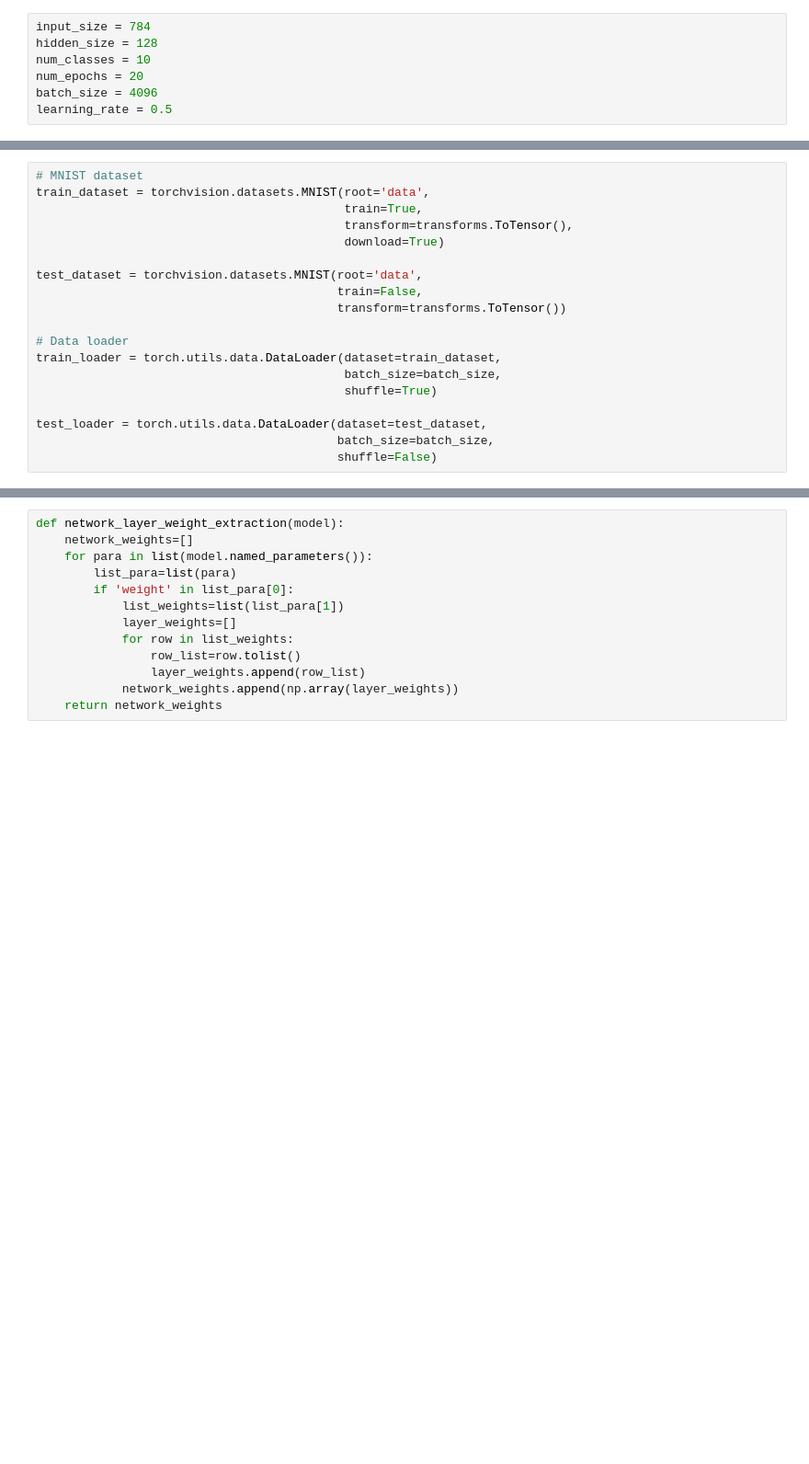
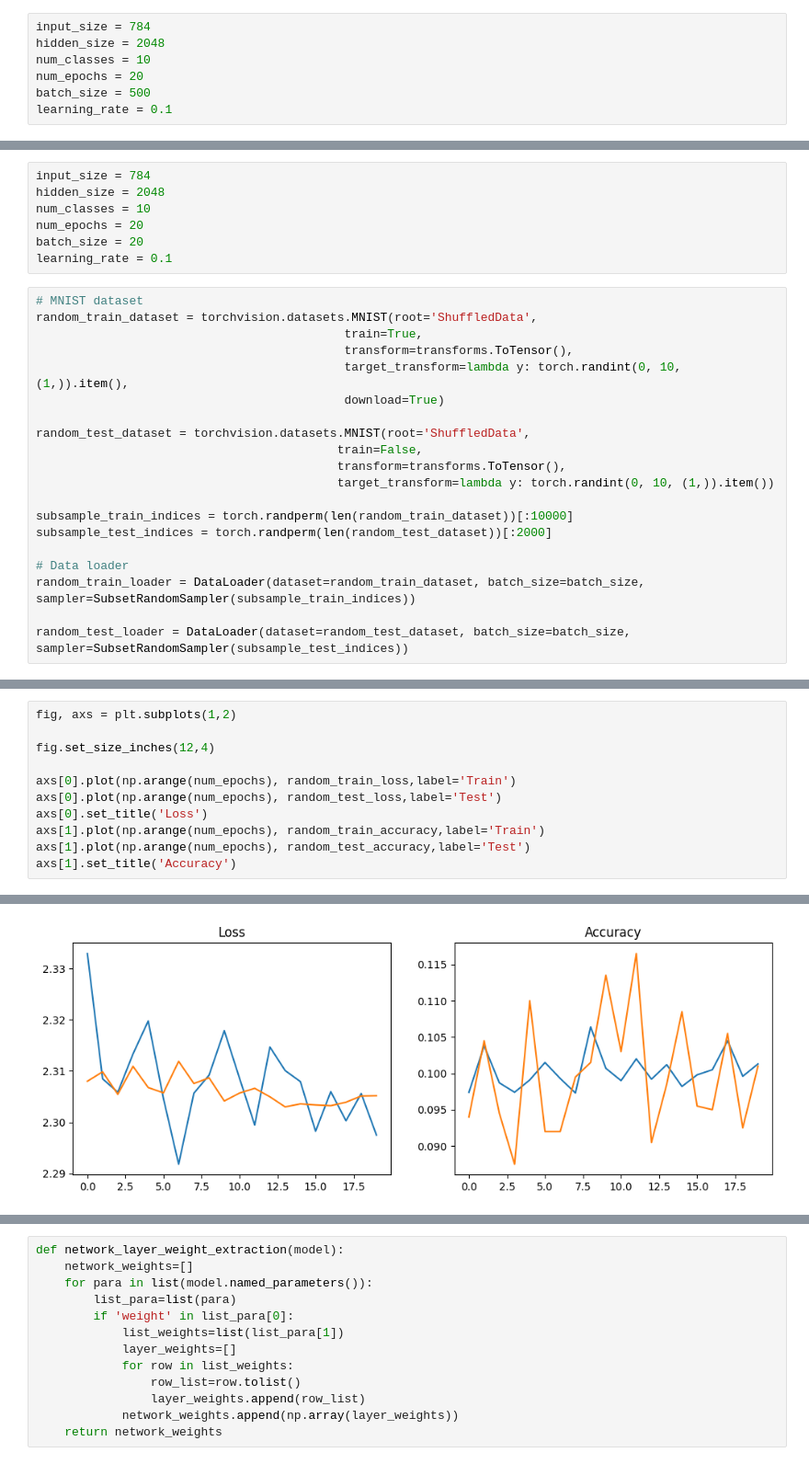
Before and after one commit to ThomasWalker1/Generalization-of-Neural-Networks, a Jupyter notebook: Generalization in Deep Learning/Gradients/coherence_FC_neural_networks.ipynb, the cells around one changed output, grey strips where cells are left out. Shown at 92% size. Saved outputs shown, nothing was run; the diff lists cells and outputs as text; blank space fills up the shorter version.

```diff
--- a/Generalization in Deep Learning/Gradients/coherence_FC_neural_networks.ipynb
+++ b/Generalization in Deep Learning/Gradients/coherence_FC_neural_networks.ipynb
@@ -9,10 +9,10 @@ import numpy as np
 import matplotlib.pyplot as plt
 # %%
 input_size = 784
-hidden_size = 128
+hidden_size = 2048
 num_classes = 10
 num_epochs = 20
-batch_size = 4096
-learning_rate = 0.5
+batch_size = 500
+learning_rate = 0.1
 # %%
 # MNIST dataset
@@ -178,19 +140,27 @@ for k in range(len(train_dataset)):
+# %%
+input_size = 784
+hidden_size = 2048
+num_classes = 10
+num_epochs = 20
+batch_size = 20
+learning_rate = 0.1
 # %%
 # MNIST dataset
-train_dataset = torchvision.datasets.MNIST(root='data',
+random_train_dataset = torchvision.datasets.MNIST(root='ShuffledData',
                                            train=True,
                                            transform=transforms.ToTensor(),
+                                           target_transform=lambda y: torch.randint(0, 10, (1,)).item(),
                                            download=True)
 
-test_dataset = torchvision.datasets.MNIST(root='data',
+random_test_dataset = torchvision.datasets.MNIST(root='ShuffledData',
                                           train=False,
-                                          transform=transforms.ToTensor())
+                                          transform=transforms.ToTensor(),
+                                          target_transform=lambda y: torch.randint(0, 10, (1,)).item())
+
+subsample_train_indices = torch.randperm(len(random_train_dataset))[:10000]
+subsample_test_indices = torch.randperm(len(random_test_dataset))[:2000]
 
 # Data loader
-train_loader = torch.utils.data.DataLoader(dataset=train_dataset,
-                                           batch_size=batch_size,
-                                           shuffle=True)
+random_train_loader = DataLoader(dataset=random_train_dataset, batch_size=batch_size, sampler=SubsetRandomSampler(subsample_train_indices))
 
-test_loader = torch.utils.data.DataLoader(dataset=test_dataset,
-                                          batch_size=batch_size,
-                                          shuffle=False)
+random_test_loader = DataLoader(dataset=random_test_dataset, batch_size=batch_size, sampler=SubsetRandomSampler(subsample_test_indices))
@@ -196,0 +231,12 @@ test_loader = torch.utils.data.DataLoader(dataset=test_dataset,
+# %%
+fig, axs = plt.subplots(1,2)
+
+fig.set_size_inches(12,4)
+
+axs[0].plot(np.arange(num_epochs), random_train_loss,label='Train')
+axs[0].plot(np.arange(num_epochs), random_test_loss,label='Test')
+axs[0].set_title('Loss')
+axs[1].plot(np.arange(num_epochs), random_train_accuracy,label='Train')
+axs[1].plot(np.arange(num_epochs), random_test_accuracy,label='Test')
+axs[1].set_title('Accuracy')
+# %% [output]
@@ -196,0 +244 @@ test_loader = torch.utils.data.DataLoader(dataset=test_dataset,
+[figure, added]
```
Also changed, not shown: parts of 12 cells of this notebook.
